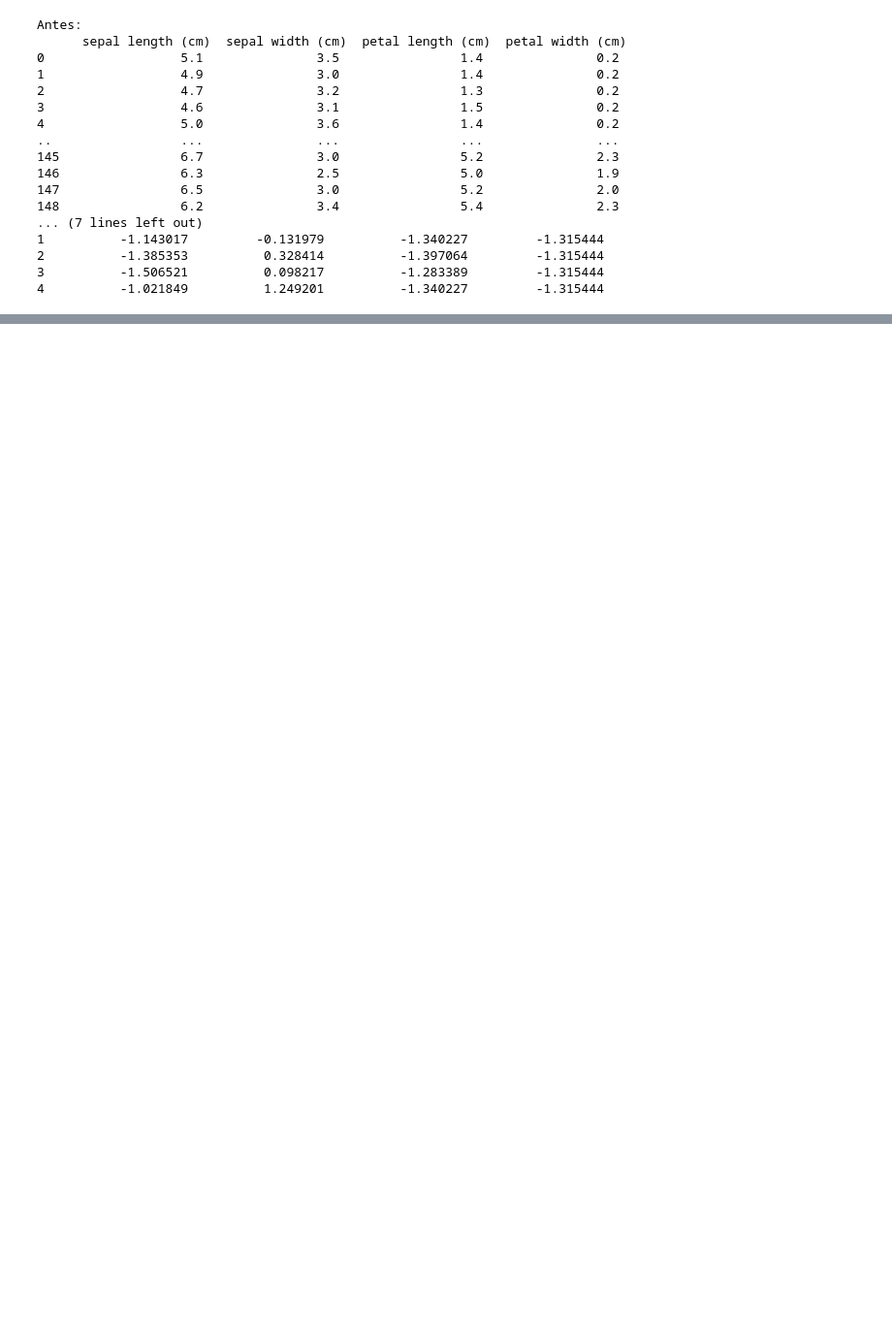
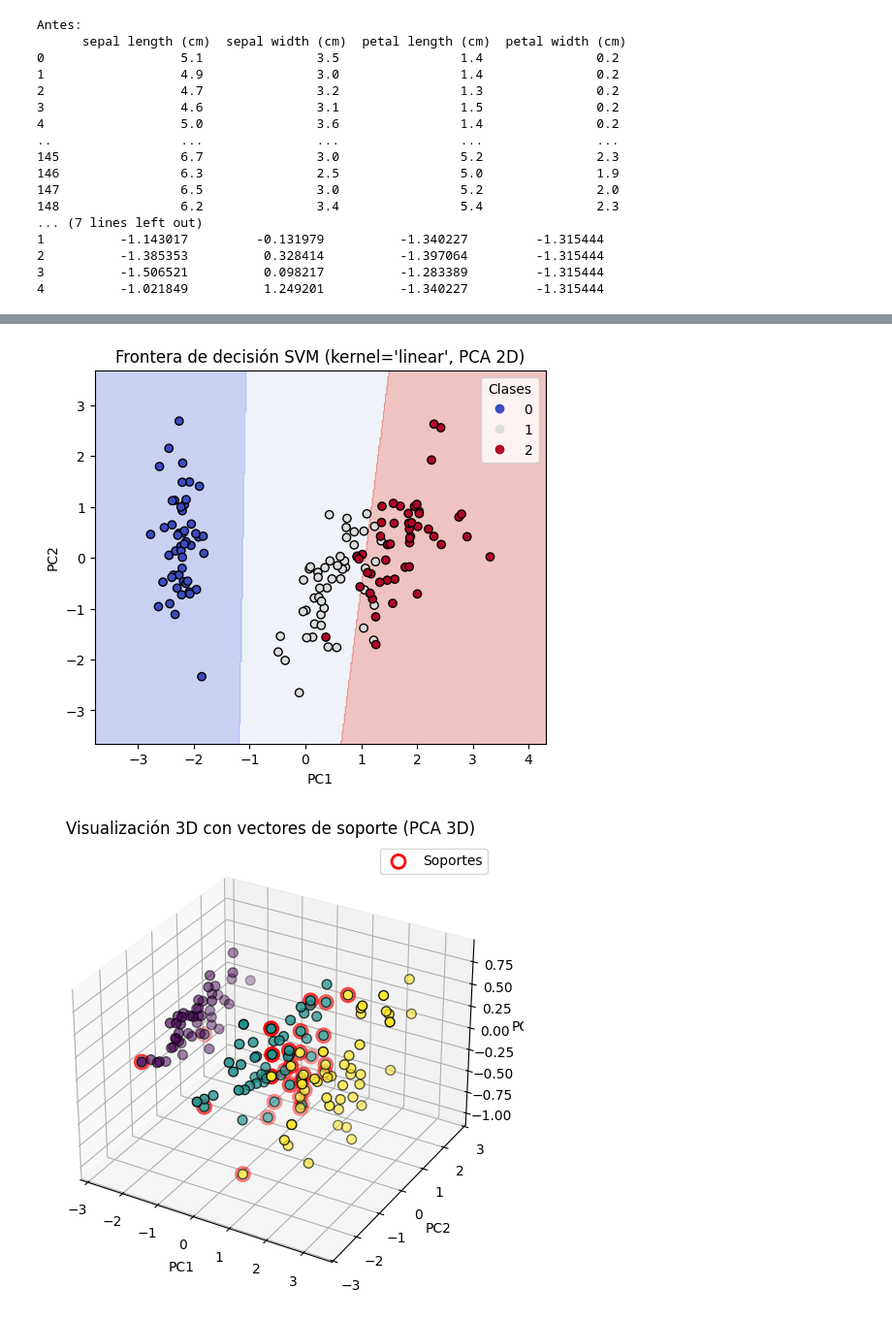
Before and after one commit to dunkelheitEXE/PythonLab, a Jupyter notebook: Sistemas Inteligentes/Tarea_iv.ipynb, the cells around one changed output, grey strips where cells are left out. Shown: that part at 97% size. Saved outputs shown, nothing was run; the diff lists cells and outputs as text; code cells hidden in the pictures; blank space fills up the shorter version.

```diff
--- a/Sistemas Inteligentes/Tarea_iv.ipynb
+++ b/Sistemas Inteligentes/Tarea_iv.ipynb
@@ -92,0 +121,58 @@ NameError: name 'y_' is not defined
+# %%
+from sklearn.decomposition import PCA
+from mpl_toolkits.mplot3d import Axes3D  # Necesario para 3D en matplotlib
+
+# Reducir a 2D para visualización de frontera de decisión
+pca_2d = PCA(n_components=2)
+X_2d = pca_2d.fit_transform(X_scaled)
+
+# Usar un modelo con kernel lineal para ilustrar vectores de soporte
+svm_2d = SVC(kernel='linear')
+svm_2d.fit(X_2d, y)
+
+# 1. Visualización 2D: Frontera de decisión
+def plot_decision_boundary_2d(model, X, y):
+    h = .02  # paso del grid
+    x_min, x_max = X[:, 0].min() - 1, X[:, 0].max() + 1
+    y_min, y_max = X[:, 1].min() - 1, X[:, 1].max() + 1
+    xx, yy = np.meshgrid(np.arange(x_min, x_max, h),
+                         np.arange(y_min, y_max, h))
+
+    Z = model.predict(np.c_[xx.ravel(), yy.ravel()])
+    Z = Z.reshape(xx.shape)
+
+    plt.figure(figsize=(6, 5))
+    plt.contourf(xx, yy, Z, cmap=plt.cm.coolwarm, alpha=0.3)
+    scatter = plt.scatter(X[:, 0], X[:, 1], c=y, cmap=plt.cm.coolwarm, edgecolors='k')
+    plt.xlabel("PC1")
+    plt.ylabel("PC2")
+    plt.title("Frontera de decisión SVM (kernel='linear', PCA 2D)")
+    plt.legend(*scatter.legend_elements(), title="Clases")
+    plt.show()
+
+plot_decision_boundary_2d(svm_2d, X_2d, y)
+
+# 2. Visualización 3D: Datos + vectores de soporte
+pca_3d = PCA(n_components=3)
+X_3d = pca_3d.fit_transform(X_scaled)
+
+svm_3d = SVC(kernel='linear')
+svm_3d.fit(X_3d, y)
+
+support_vectors_3d = svm_3d.support_vectors_
+
+fig = plt.figure(figsize=(8, 6))
+ax = fig.add_subplot(111, projection='3d')
+ax.scatter(X_3d[:, 0], X_3d[:, 1], X_3d[:, 2], c=y, cmap='viridis', s=50, edgecolor='k')
+ax.scatter(support_vectors_3d[:, 0], support_vectors_3d[:, 1], support_vectors_3d[:, 2],
+           s=100, facecolors='none', edgecolors='r', linewidths=2, label='Soportes')
+
+ax.set_title("Visualización 3D con vectores de soporte (PCA 3D)")
+ax.set_xlabel("PC1")
+ax.set_ylabel("PC2")
+ax.set_zlabel("PC3")
+ax.legend()
+plt.show()
+# %% [output]
+[figure, added]
+[figure, added]
```
Also changed, not shown: parts of 2 cells of this notebook.
